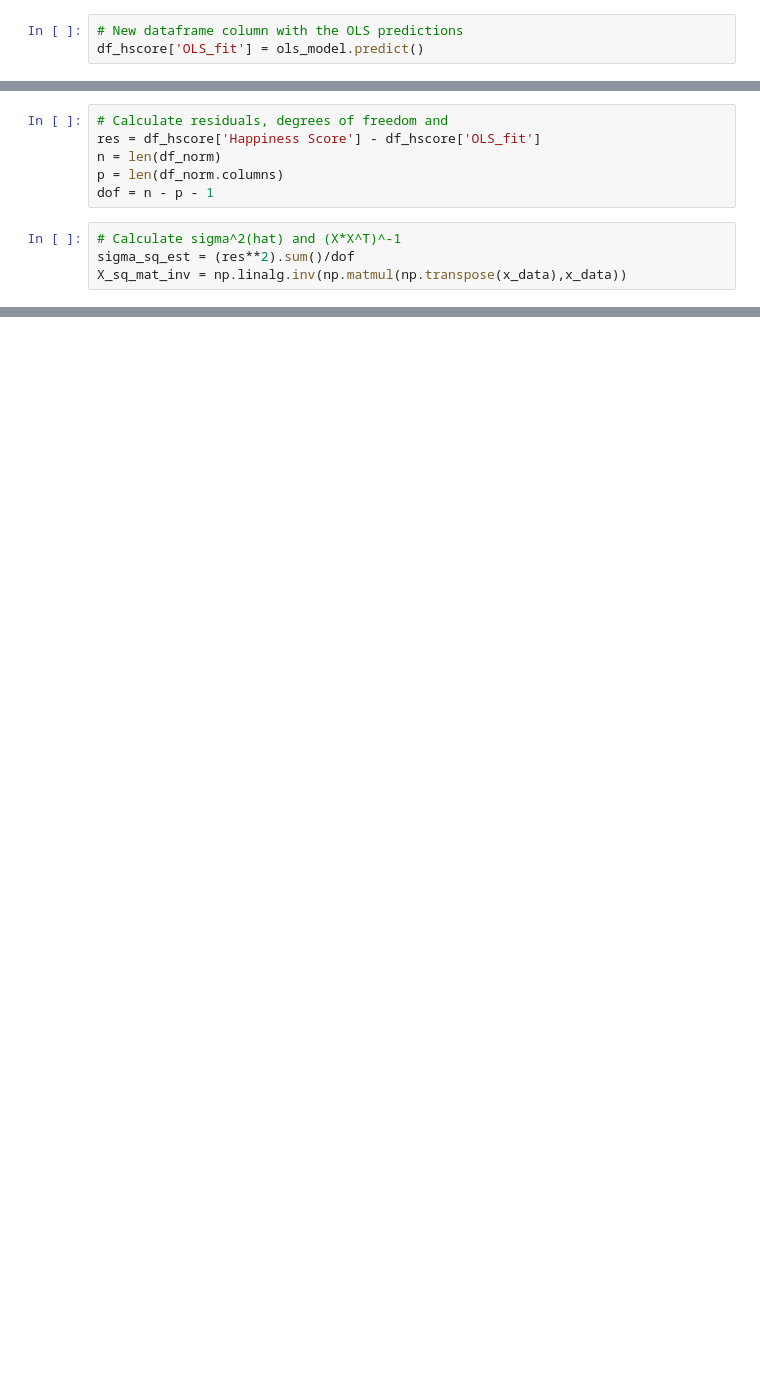
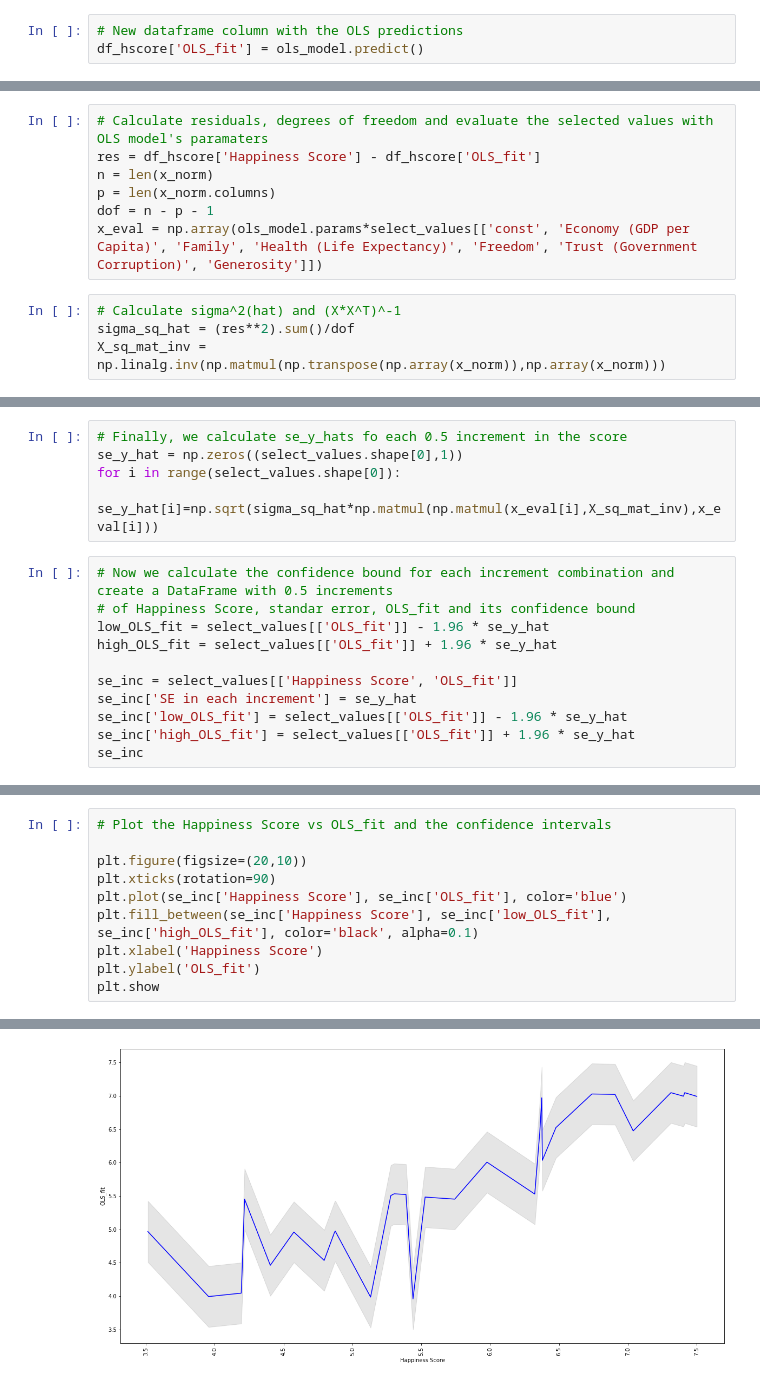
Before and after one commit to EiderDiaz/midterm_ds_is, a Jupyter notebook: Mid-Term Exam (Problem #1).ipynb, the cells around one changed output, grey strips where cells are left out. Drawn from its saved outputs; the diff is of its cells as text; blank space fills up the shorter version.

```diff
--- a/Mid-Term Exam (Problem #1).ipynb
+++ b/Mid-Term Exam (Problem #1).ipynb
@@ -61,10 +112,11 @@ df_hscore['OLS_fit'] = ols_model.predict()
 # %%
-# Calculate residuals, degrees of freedom and
+# Calculate residuals, degrees of freedom and evaluate the selected values with OLS model's paramaters
 res = df_hscore['Happiness Score'] - df_hscore['OLS_fit']
-n = len(df_norm)
-p = len(df_norm.columns)
+n = len(x_norm)
+p = len(x_norm.columns)
 dof = n - p - 1
+x_eval = np.array(ols_model.params*select_values[['const', 'Economy (GDP per Capita)', 'Family', 'Health (Life Expectancy)', 'Freedom', 'Trust (Government Corruption)', 'Generosity']])
 # %%
 # Calculate sigma^2(hat) and (X*X^T)^-1
-sigma_sq_est = (res**2).sum()/dof
-X_sq_mat_inv = np.linalg.inv(np.matmul(np.transpose(x_data),x_data))
+sigma_sq_hat = (res**2).sum()/dof
+X_sq_mat_inv = np.linalg.inv(np.matmul(np.transpose(np.array(x_norm)),np.array(x_norm)))
@@ -74,0 +123,16 @@ sel_values = np.reshape(selected_values, (len(selected_values),1))
+# %%
+# Finally, we calculate se_y_hats fo each 0.5 increment in the score
+se_y_hat = np.zeros((select_values.shape[0],1))
+for i in range(select_values.shape[0]):
+    se_y_hat[i]=np.sqrt(sigma_sq_hat*np.matmul(np.matmul(x_eval[i],X_sq_mat_inv),x_eval[i]))
+# %%
+# Now we calculate the confidence bound for each increment combination and create a DataFrame with 0.5 increments
+# of Happiness Score, standar error, OLS_fit and its confidence bound
+low_OLS_fit = select_values[['OLS_fit']] - 1.96 * se_y_hat
+high_OLS_fit = select_values[['OLS_fit']] + 1.96 * se_y_hat
+
+se_inc = select_values[['Happiness Score', 'OLS_fit']]
+se_inc['SE in each increment'] = se_y_hat
+se_inc['low_OLS_fit'] = select_values[['OLS_fit']] - 1.96 * se_y_hat
+se_inc['high_OLS_fit'] = select_values[['OLS_fit']] + 1.96 * se_y_hat
+se_inc
@@ -74,0 +172,11 @@ sel_values = np.reshape(selected_values, (len(selected_values),1))
+# %%
+# Plot the Happiness Score vs OLS_fit and the confidence intervals
+
+plt.figure(figsize=(20,10))
+plt.xticks(rotation=90)
+plt.plot(se_inc['Happiness Score'], se_inc['OLS_fit'], color='blue')
+plt.fill_between(se_inc['Happiness Score'], se_inc['low_OLS_fit'], se_inc['high_OLS_fit'], color='black', alpha=0.1)
+plt.xlabel('Happiness Score')
+plt.ylabel('OLS_fit')
+plt.show
+# %% [output]
@@ -74,0 +184 @@ sel_values = np.reshape(selected_values, (len(selected_values),1))
+[figure, added]
```
Also changed, not shown: parts of 15 cells of this notebook.
